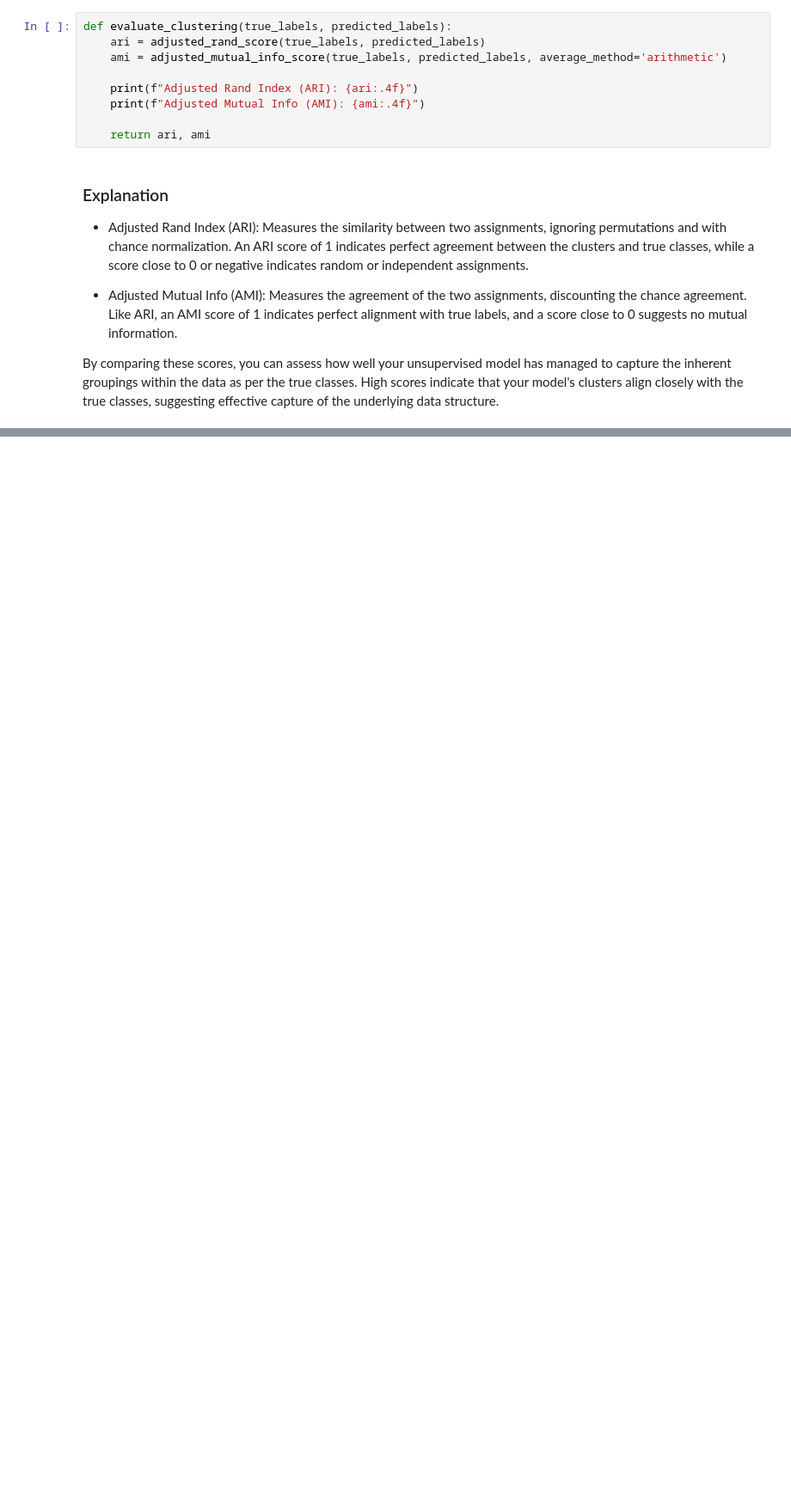
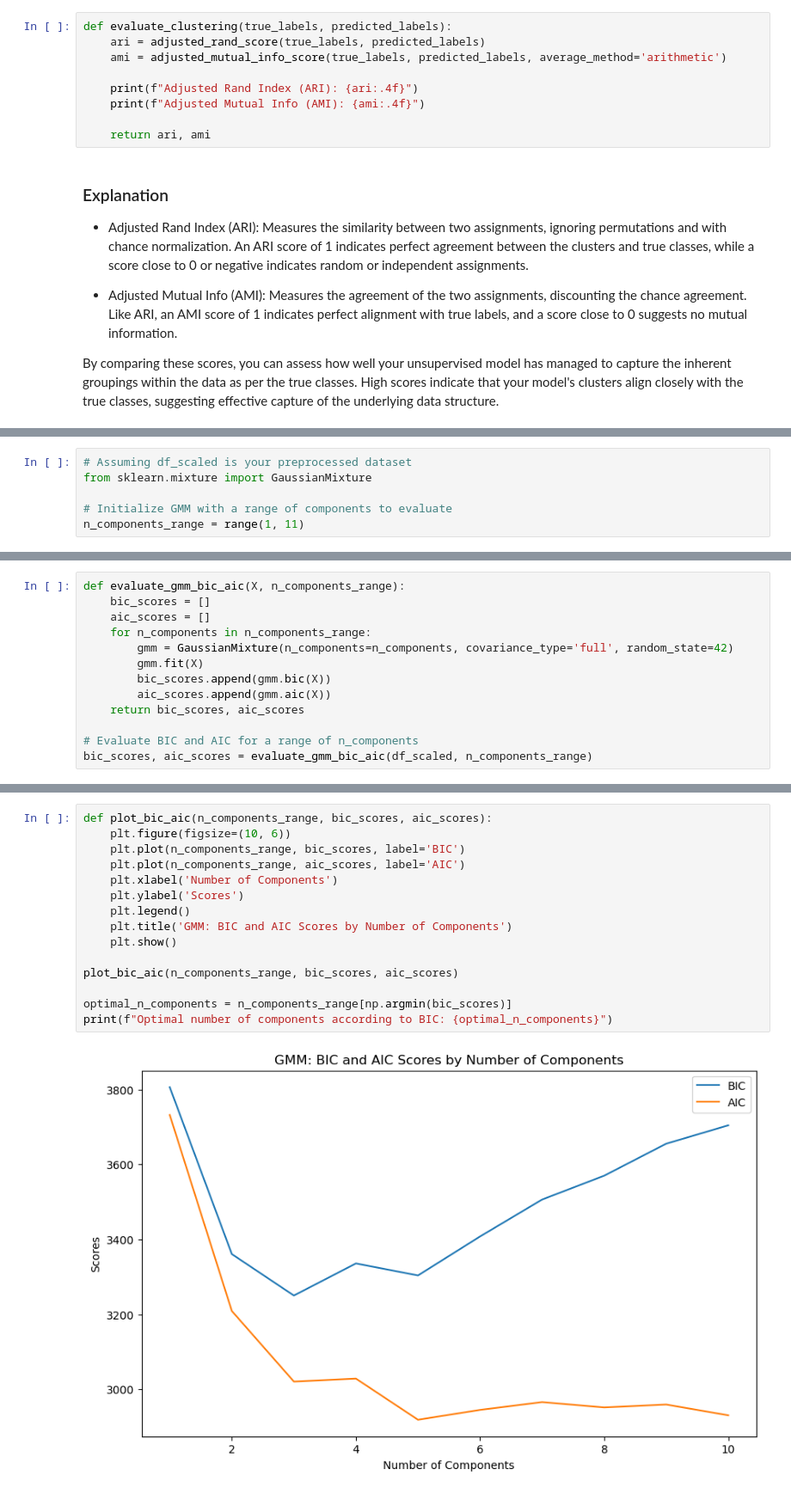
Before and after one commit to Avielstein/Data-Science, a Jupyter notebook: Unsupervised Cluster Model Evaluation.ipynb, the cells around one changed output, grey strips where cells are left out. Shown at 86% size. Cells and saved outputs as stored; diff of their text form; blank space fills up the shorter version.

```diff
--- a/Unsupervised Cluster Model Evaluation.ipynb
+++ b/Unsupervised Cluster Model Evaluation.ipynb
@@ -287,0 +297,6 @@ Adjusted Mutual Info (AMI): 0.9600
+# %%
+# Assuming df_scaled is your preprocessed dataset
+from sklearn.mixture import GaussianMixture
+
+# Initialize GMM with a range of components to evaluate
+n_components_range = range(1, 11)
@@ -287,0 +305,13 @@ Adjusted Mutual Info (AMI): 0.9600
+# %%
+def evaluate_gmm_bic_aic(X, n_components_range):
+    bic_scores = []
+    aic_scores = []
+    for n_components in n_components_range:
+        gmm = GaussianMixture(n_components=n_components, covariance_type='full', random_state=42)
+        gmm.fit(X)
+        bic_scores.append(gmm.bic(X))
+        aic_scores.append(gmm.aic(X))
+    return bic_scores, aic_scores
+
+# Evaluate BIC and AIC for a range of n_components
+bic_scores, aic_scores = evaluate_gmm_bic_aic(df_scaled, n_components_range)
@@ -287,0 +323,17 @@ Adjusted Mutual Info (AMI): 0.9600
+# %%
+def plot_bic_aic(n_components_range, bic_scores, aic_scores):
+    plt.figure(figsize=(10, 6))
+    plt.plot(n_components_range, bic_scores, label='BIC')
+    plt.plot(n_components_range, aic_scores, label='AIC')
+    plt.xlabel('Number of Components')
+    plt.ylabel('Scores')
+    plt.legend()
+    plt.title('GMM: BIC and AIC Scores by Number of Components')
+    plt.show()
+
+plot_bic_aic(n_components_range, bic_scores, aic_scores)
+
+optimal_n_components = n_components_range[np.argmin(bic_scores)]
+print(f"Optimal number of components according to BIC: {optimal_n_components}")
+# %% [output]
+[figure, added]
```
Also changed, not shown: parts of 10 cells of this notebook.
